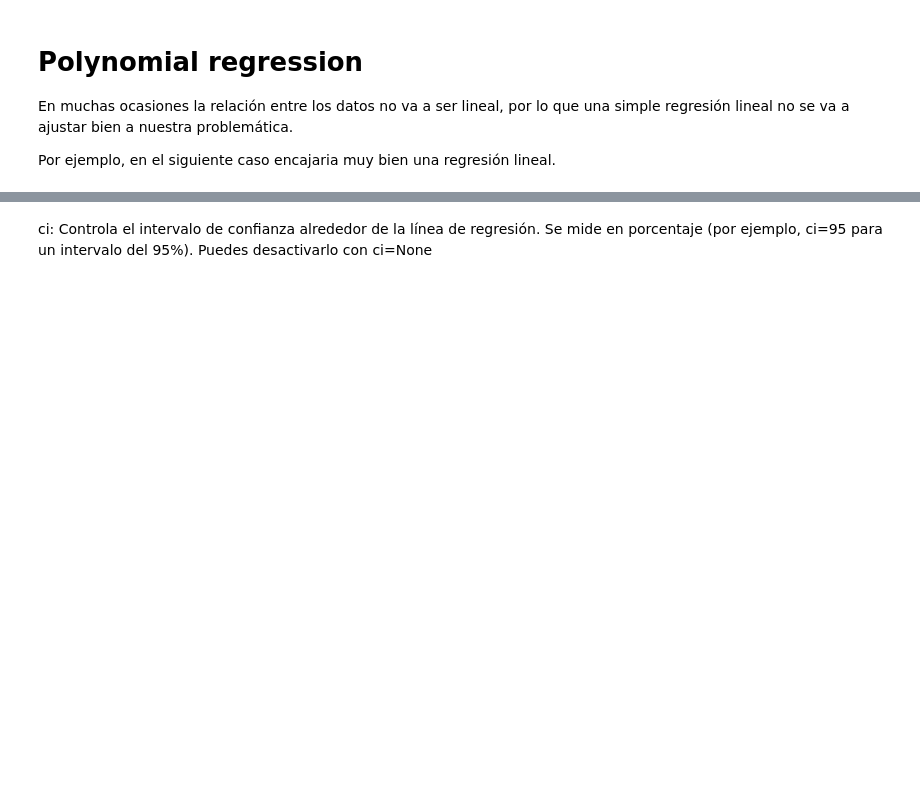
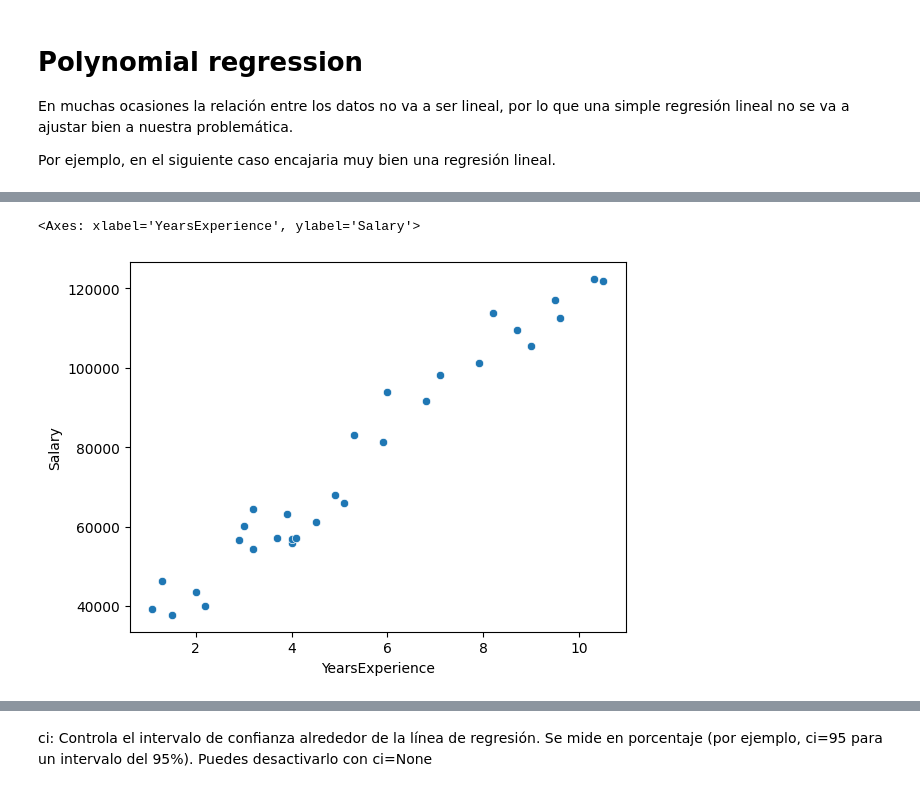
Before and after one commit to Avalverdep/2026-10-BILBAO-FT-Data-Science, a Jupyter notebook: 3-Machine_Learning/1-Supervisado/1-Regression/2-Polynomial_Regression/2_polynomial_regression.ipynb, the cells around one changed output, grey strips where cells are left out. Cells and saved outputs as stored; diff of their text form; code cells hidden in the pictures; blank space fills up the shorter version.

Commit message:
Regresión lineal polinómica

```diff
--- a/3-Machine_Learning/1-Supervisado/1-Regression/2-Polynomial_Regression/2_polynomial_regression.ipynb
+++ b/3-Machine_Learning/1-Supervisado/1-Regression/2-Polynomial_Regression/2_polynomial_regression.ipynb
@@ -21,2 +30,7 @@ lin_reg.fit(X, y)
+# %%
+sns.scatterplot(x = df['YearsExperience'], y = df['Salary']) #sacar grafica para comprobar linealidad
+# %% [output]
+<Axes: xlabel='YearsExperience', ylabel='Salary'>
+[figure, added]
 # %%
 lin_reg.score(X,y)
```
Also changed, not shown: parts of 42 cells of this notebook, 2 other files.
